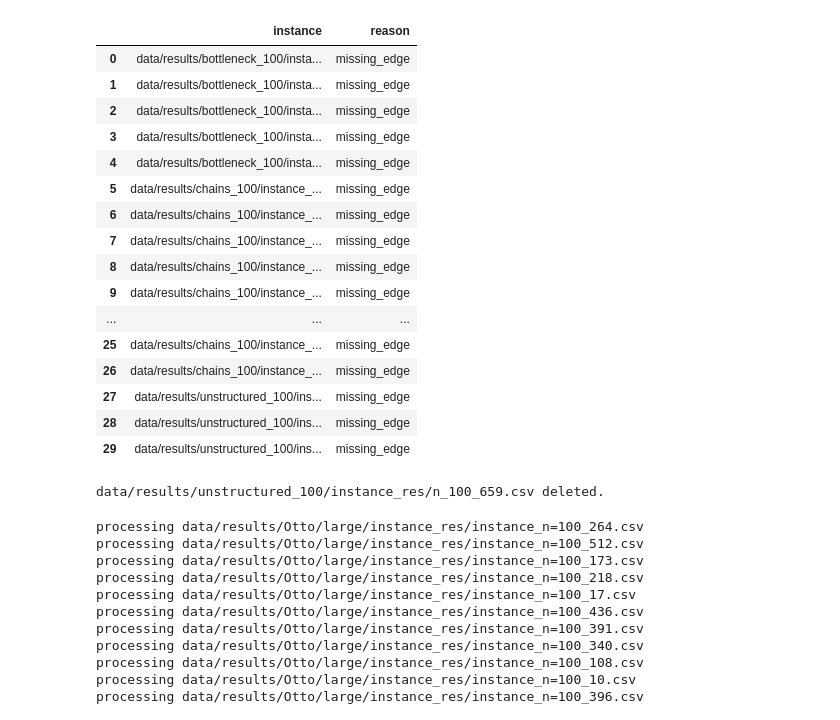
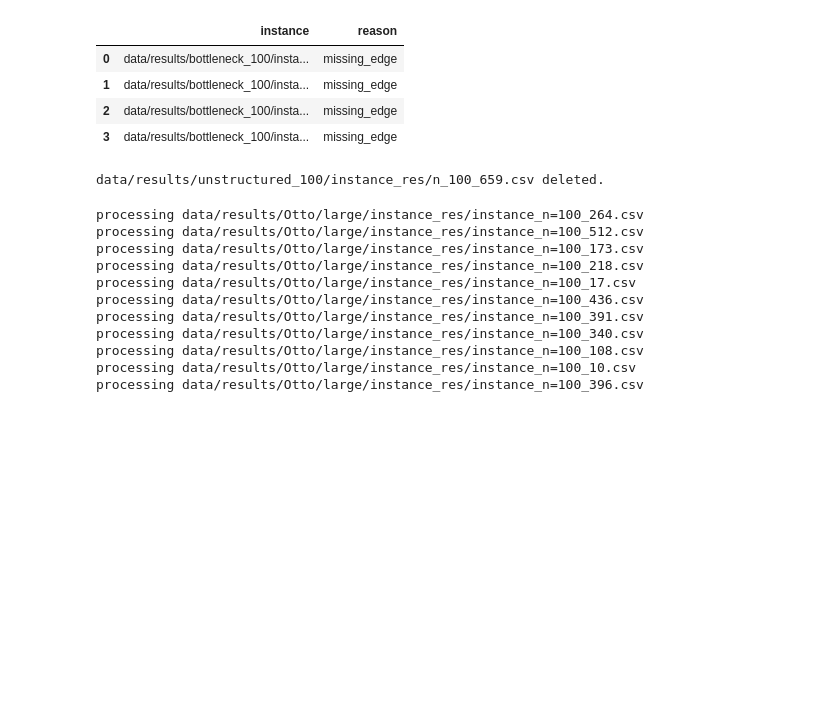
Before and after one commit to JosephThompson607/DADA, a Jupyter notebook: process_results_new_data.ipynb, the cells around one changed output. Saved outputs shown, nothing was run; the diff lists cells and outputs as text; code cells hidden in the pictures; blank space fills up the shorter version.

```diff
--- a/process_results_new_data.ipynb
+++ b/process_results_new_data.ipynb
@@ -99,26 +99,21 @@ processing data/results/unstructured_100/instance_res/n_100_907.csv
 # %%
 all_bad_100 = pd.DataFrame( bad_bot_100 + bad_chain_100 + bad_unst_100)
 #all_bad_100.to_csv("data/results/missing_edge_100.csv", index=False)
+# %%
+bad_bot_df = pd.DataFrame(bad_bot_100)
+bad_bot_df.to_csv("data/results/bottleneck_100/bad_bottleneck_100.csv", index=False)
+bad_chain_df = pd.DataFrame(bad_chain_100)
+bad_chain_df.to_csv("data/results/bottleneck_100/bad_chain_100.csv", index=False)
+bad_unst_df = pd.DataFrame(bad_unst_100)
+bad_unst_df.to_csv("data/results/bottleneck_100/bad_unstructured_100.csv", index=False)
 # %%
-all_bad_100
+bad_bot_df
 # %% [output]
 |  | instance | reason |
 | 0 | data/results/bottleneck_100/insta... | missing_edge |
 | 1 | data/results/bottleneck_100/insta... | missing_edge |
 | 2 | data/results/bottleneck_100/insta... | missing_edge |
 | 3 | data/results/bottleneck_100/insta... | missing_edge |
-| 4 | data/results/bottleneck_100/insta... | missing_edge |
-| 5 | data/results/chains_100/instance_... | missing_edge |
-| 6 | data/results/chains_100/instance_... | missing_edge |
-| 7 | data/results/chains_100/instance_... | missing_edge |
-| 8 | data/results/chains_100/instance_... | missing_edge |
-| 9 | data/results/chains_100/instance_... | missing_edge |
-| ... | ... | ... |
-| 25 | data/results/chains_100/instance_... | missing_edge |
-| 26 | data/results/chains_100/instance_... | missing_edge |
-| 27 | data/results/unstructured_100/ins... | missing_edge |
-| 28 | data/results/unstructured_100/ins... | missing_edge |
-| 29 | data/results/unstructured_100/ins... | missing_edge |
 # %%
 import os
 def purge_bad_instances(bad_instances, reason="all"):
```
Also changed, not shown: parts of 1 cell of this notebook, 8 other files.
